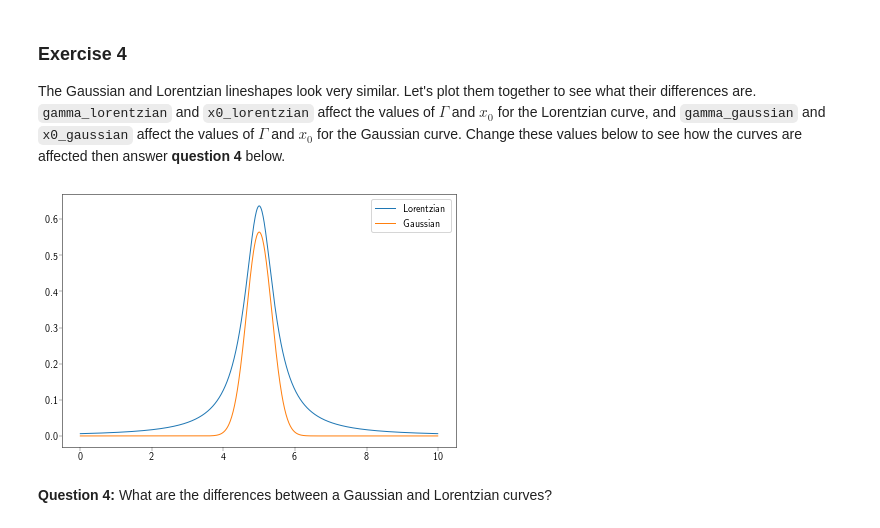
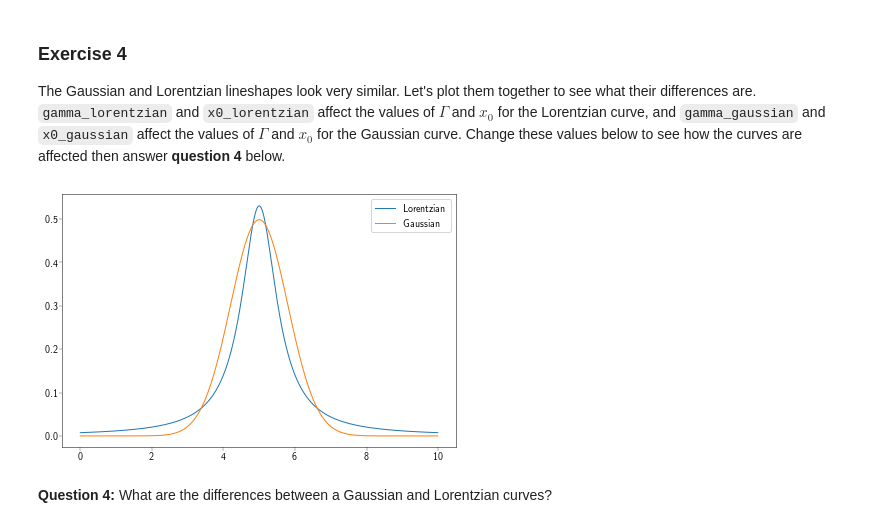
Before and after one commit to dchulhai/spectroscopy, a Jupyter notebook: Lineshape_Functions.ipynb, the cells around one changed output. Drawn from its saved outputs; the diff is of its cells as text; code cells hidden in the pictures.

```diff
--- a/Lineshape_Functions.ipynb
+++ b/Lineshape_Functions.ipynb
@@ -81,19 +81,22 @@ plt.show()
 ### Exercise 4
 The Gaussian and Lorentzian lineshapes look very similar. Let's plot them together to see what their differences are. `gamma_lorentzian` and `x0_lorentzian` affect the values of $\Gamma$ and $x_0$ for the Lorentzian curve, and `gamma_gaussian` and `x0_gaussian` affect the values of $\Gamma$ and $x_0$ for the Gaussian curve. Change these values below to see how the curves are affected then answer **question 4** below.
 # %%
-gamma_lorentzian = 0.5
+# for the Lorentzian lineshape
+gamma_lorentzian = 1.2
 x0_lorentzian    = 5
-y_lorentzian     = gamma_lorentzian / (np.pi * (gamma_lorentzian**2 + (x-x0_lorentzian)**2))
+y_lorentzian     = (0.5*gamma_lorentzian) / (np.pi * ((0.5*gamma_lorentzian)**2 + (x-x0_lorentzian)**2))
 
-gamma_gaussian = 0.5
+# for the Gaussian lineshape
+gamma_gaussian = 0.8
 x0_gaussian = 5
-y_gaussian = (1/np.sqrt(np.pi)) * np.exp(-1*(x-x0_gaussian)**2/gamma_gaussian**2)
+y_gaussian = 1/(gamma_gaussian * np.sqrt(2*np.pi)) * np.exp(-0.5*((x-x0_gaussian)/gamma_gaussian)**2)
 
+# to plot both curves together
 plt.plot(x, y_lorentzian, label='Lorentzian')
 plt.plot(x, y_gaussian, label='Gaussian')
 plt.legend()
 plt.show()
 # %% [output]
-[figure, old version]
+[figure, new version]
 # %% [markdown]
 **Question 4:** What are the differences between a Gaussian and Lorentzian curves?
```
Also changed, not shown: parts of 2 cells of this notebook, 1 other file.
